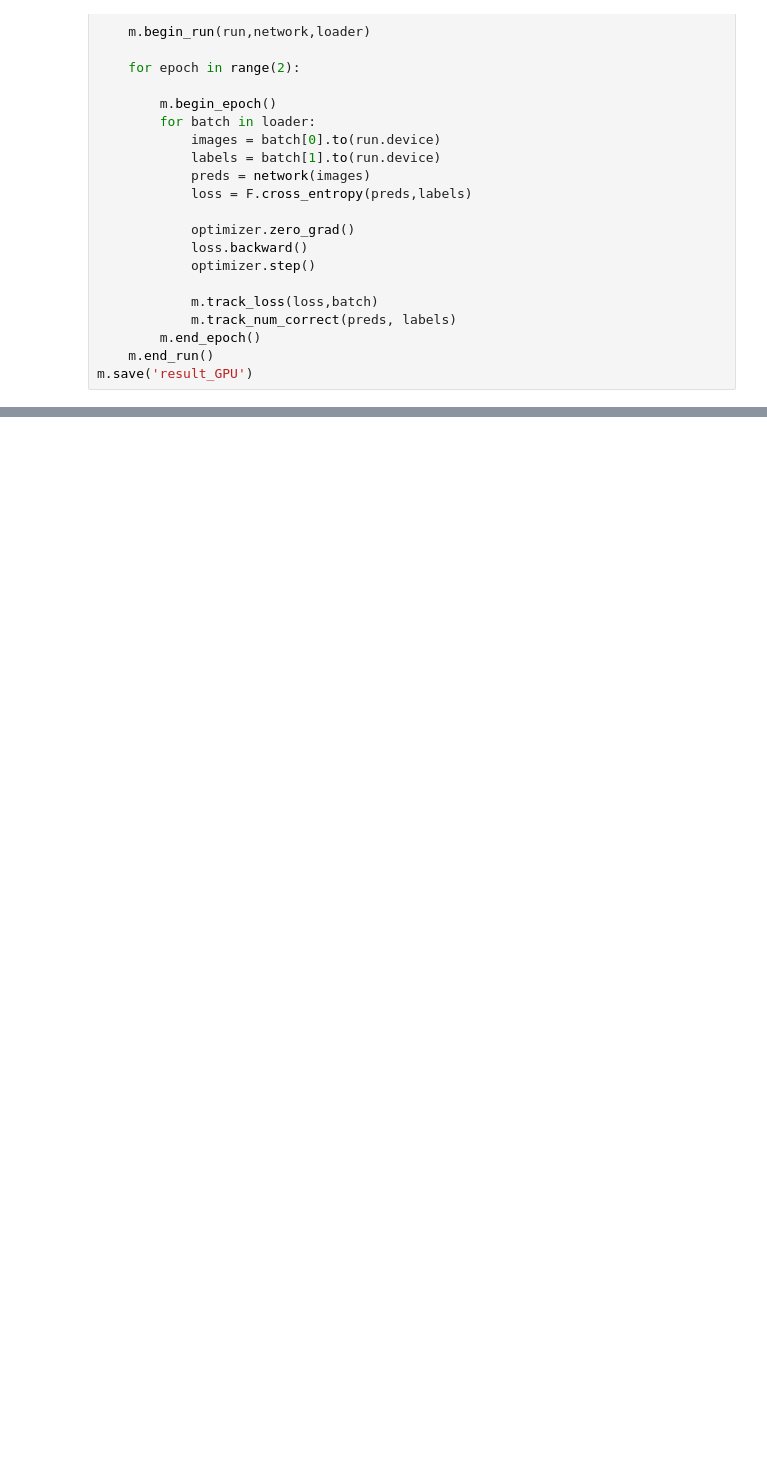
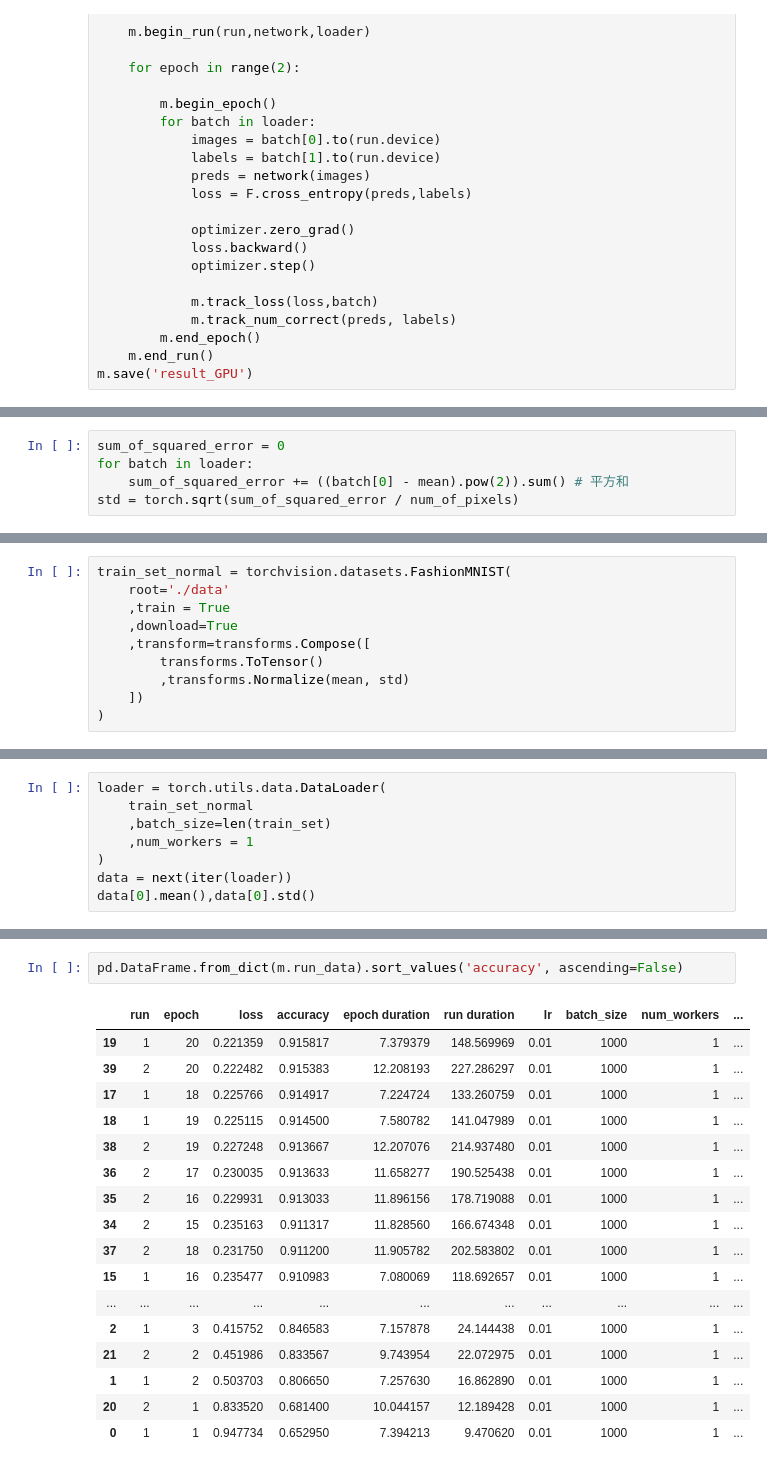
Before and after one commit to unclestrong/DeepLearning-PyTorch, a Jupyter notebook: 09 NeuralNetworkExperimentation-P2.ipynb, the cells around one changed output, grey strips where cells are left out. Drawn from its saved outputs; the diff is of its cells as text; blank space fills up the shorter version.

```diff
--- a/09 NeuralNetworkExperimentation-P2.ipynb
+++ b/09 NeuralNetworkExperimentation-P2.ipynb
@@ -573,0 +763,5 @@ Results：
+# %%
+sum_of_squared_error = 0
+for batch in loader:
+    sum_of_squared_error += ((batch[0] - mean).pow(2)).sum() # 平方和
+std = torch.sqrt(sum_of_squared_error / num_of_pixels)
@@ -573,0 +775,10 @@ Results：
+# %%
+train_set_normal = torchvision.datasets.FashionMNIST(
+    root='./data'
+    ,train = True
+    ,download=True
+    ,transform=transforms.Compose([
+        transforms.ToTensor()
+        ,transforms.Normalize(mean, std)
+    ])
+)
@@ -573,0 +791,8 @@ Results：
+# %%
+loader = torch.utils.data.DataLoader(
+    train_set_normal
+    ,batch_size=len(train_set)
+    ,num_workers = 1
+)
+data = next(iter(loader))
+data[0].mean(),data[0].std()
@@ -573,0 +1007,20 @@ Results：
+# %%
+pd.DataFrame.from_dict(m.run_data).sort_values('accuracy', ascending=False)
+# %% [output]
+|  | run | epoch | loss | accuracy | epoch duration | run duration | lr | batch_size | num_workers | ... |
+| 19 | 1 | 20 | 0.221359 | 0.915817 | 7.379379 | 148.569969 | 0.01 | 1000 | 1 | ... |
+| 39 | 2 | 20 | 0.222482 | 0.915383 | 12.208193 | 227.286297 | 0.01 | 1000 | 1 | ... |
+| 17 | 1 | 18 | 0.225766 | 0.914917 | 7.224724 | 133.260759 | 0.01 | 1000 | 1 | ... |
+| 18 | 1 | 19 | 0.225115 | 0.914500 | 7.580782 | 141.047989 | 0.01 | 1000 | 1 | ... |
+| 38 | 2 | 19 | 0.227248 | 0.913667 | 12.207076 | 214.937480 | 0.01 | 1000 | 1 | ... |
+| 36 | 2 | 17 | 0.230035 | 0.913633 | 11.658277 | 190.525438 | 0.01 | 1000 | 1 | ... |
+| 35 | 2 | 16 | 0.229931 | 0.913033 | 11.896156 | 178.719088 | 0.01 | 1000 | 1 | ... |
+| 34 | 2 | 15 | 0.235163 | 0.911317 | 11.828560 | 166.674348 | 0.01 | 1000 | 1 | ... |
+| 37 | 2 | 18 | 0.231750 | 0.911200 | 11.905782 | 202.583802 | 0.01 | 1000 | 1 | ... |
+| 15 | 1 | 16 | 0.235477 | 0.910983 | 7.080069 | 118.692657 | 0.01 | 1000 | 1 | ... |
+| ... | ... | ... | ... | ... | ... | ... | ... | ... | ... | ... |
+| 2 | 1 | 3 | 0.415752 | 0.846583 | 7.157878 | 24.144438 | 0.01 | 1000 | 1 | ... |
+| 21 | 2 | 2 | 0.451986 | 0.833567 | 9.743954 | 22.072975 | 0.01 | 1000 | 1 | ... |
+| 1 | 1 | 2 | 0.503703 | 0.806650 | 7.257630 | 16.862890 | 0.01 | 1000 | 1 | ... |
+| 20 | 2 | 1 | 0.833520 | 0.681400 | 10.044157 | 12.189428 | 0.01 | 1000 | 1 | ... |
+| 0 | 1 | 1 | 0.947734 | 0.652950 | 7.394213 | 9.470620 | 0.01 | 1000 | 1 | ... |
```
Also changed, not shown: parts of 28 cells of this notebook.
